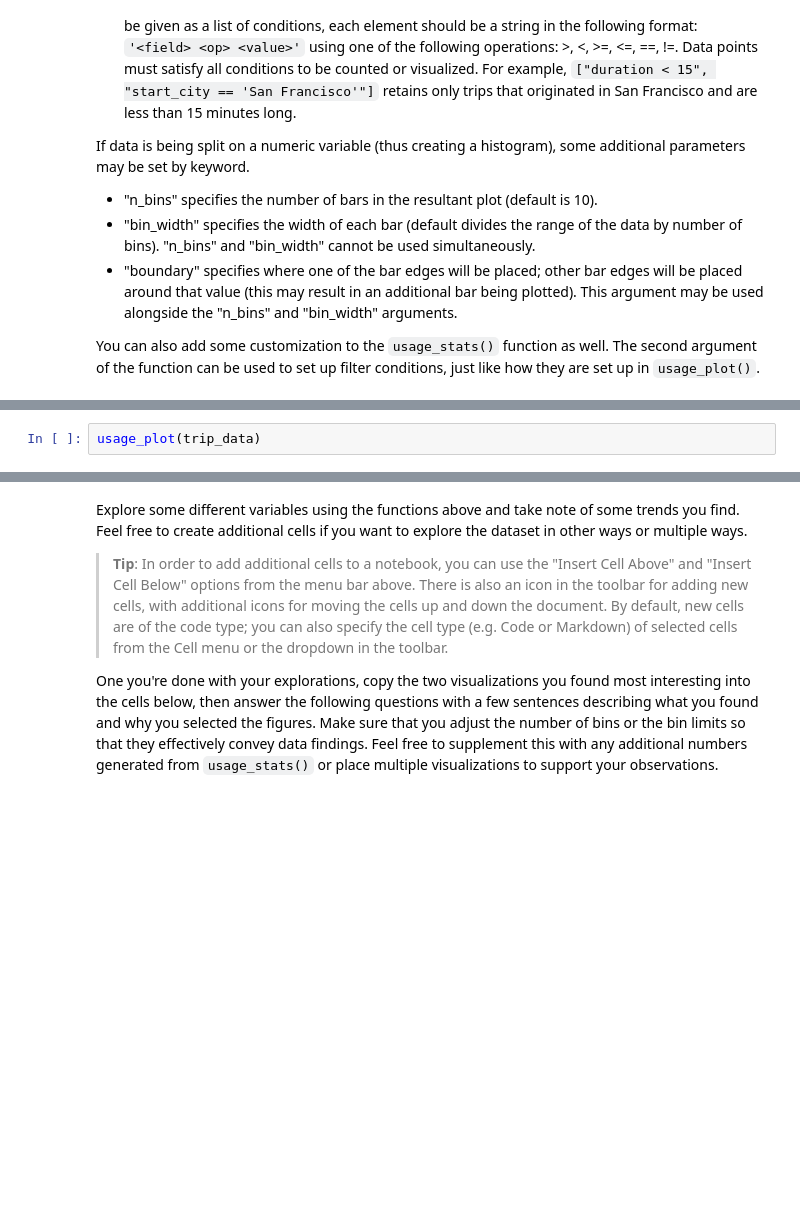
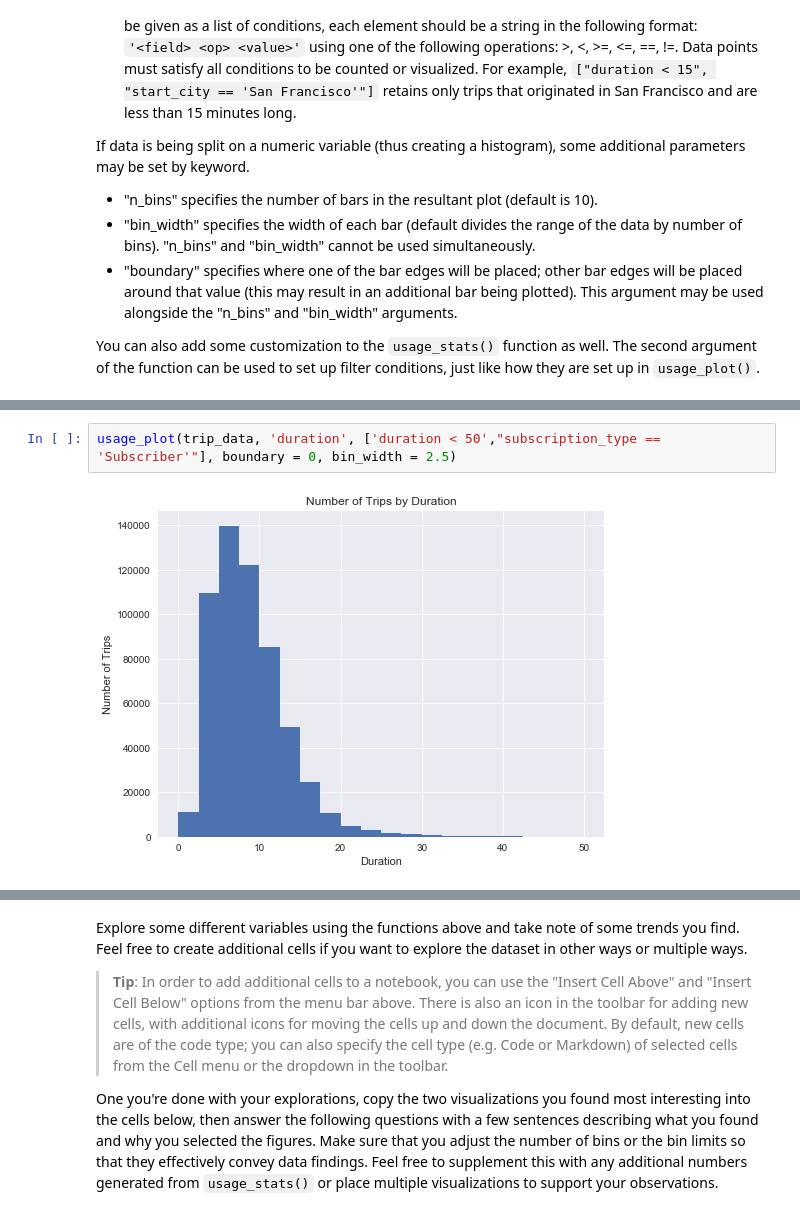
Before and after one commit to jmtfeliciano/bikedata, a Jupyter notebook: Bay_Area_Bike_Share_Analysis.ipynb, the cells around one changed output, grey strips where cells are left out. Drawn from its saved outputs; the diff is of its cells as text; blank space fills up the shorter version.

Commit message:
Performed mof the data analysis prompts

```diff
--- a/Bay_Area_Bike_Share_Analysis.ipynb
+++ b/Bay_Area_Bike_Share_Analysis.ipynb
@@ -288,2 +302,4 @@ usage_stats(trip_data)
-# %%
-usage_plot(trip_data)
+# %%
+usage_plot(trip_data, 'duration', ['duration < 50',"subscription_type == 'Subscriber'"], boundary = 0, bin_width = 2.5)
+# %% [output]
+[figure, added]
```
Also changed, not shown: parts of 11 cells of this notebook, 1 other file.
